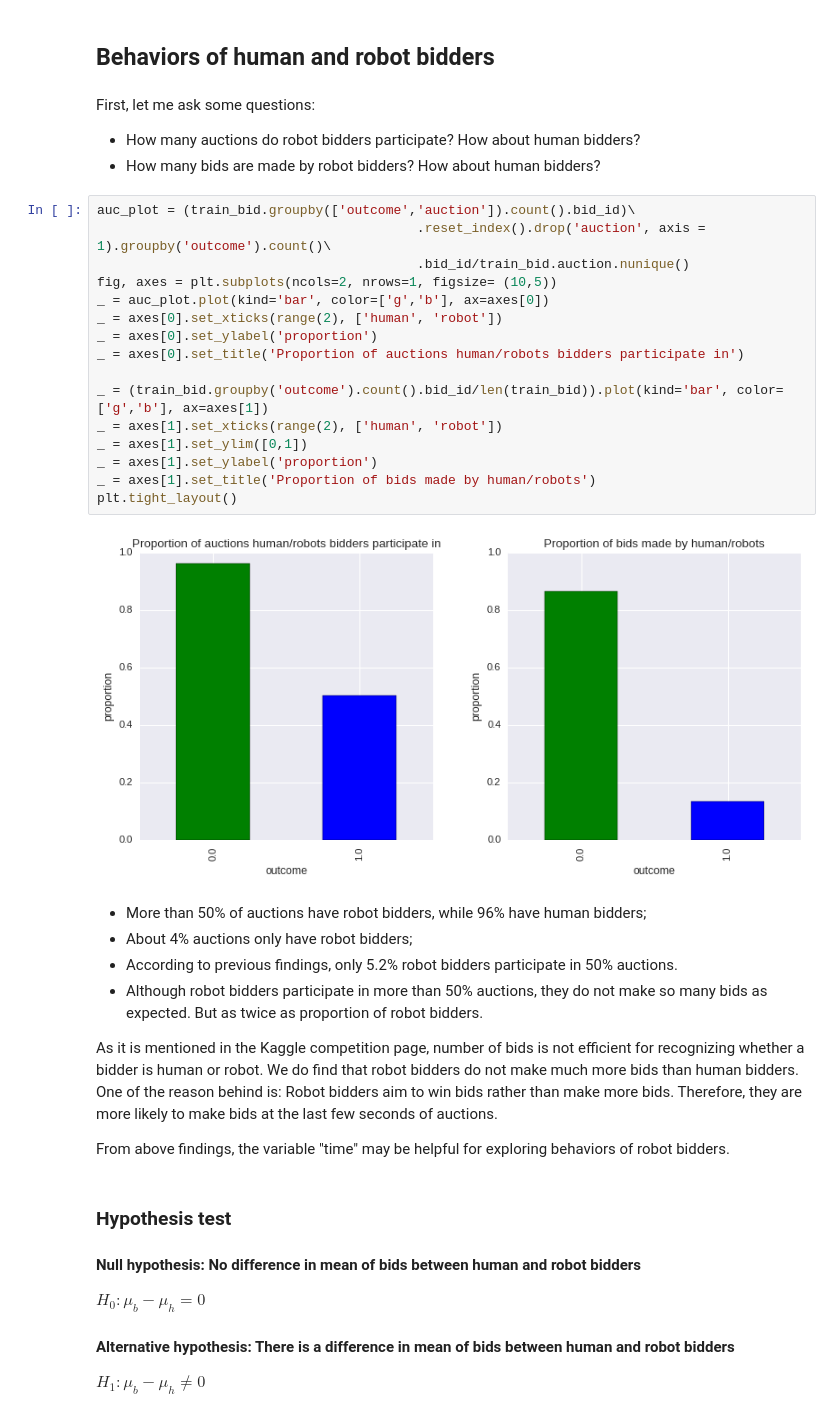
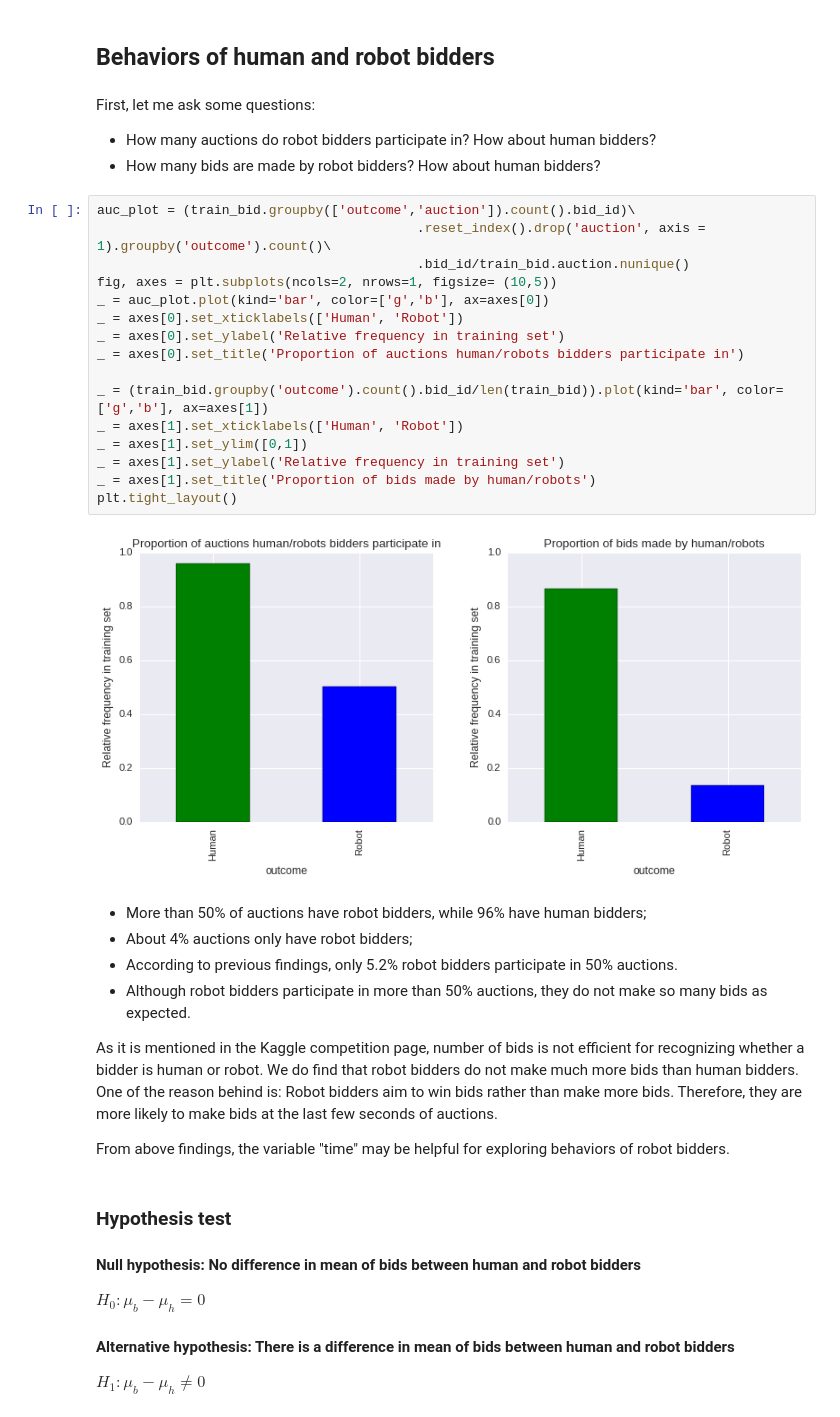
Before and after one commit to Z-Yang-328/Online-Auction-Analytics, a Jupyter notebook: Capstone Project/Data_Story_Capstone.ipynb, the cells around one changed output. Saved outputs shown, nothing was run; the diff lists cells and outputs as text.

```diff
--- a/Capstone Project/Data_Story_Capstone.ipynb
+++ b/Capstone Project/Data_Story_Capstone.ipynb
@@ -349,31 +359,31 @@ Human bidders are way more than robot bidders. Since only 5.2% bidders are class
 ## Behaviors of human and robot bidders
 # %% [markdown]
 First, let me ask some questions:
-* How many auctions do robot bidders participate? How about human bidders?
+* How many auctions do robot bidders participate in? How about human bidders?
 * How many bids are made by robot bidders? How about human bidders?
 # %%
 auc_plot = (train_bid.groupby(['outcome','auction']).count().bid_id)\
                                          .reset_index().drop('auction', axis = 1).groupby('outcome').count()\
                                          .bid_id/train_bid.auction.nunique()
 fig, axes = plt.subplots(ncols=2, nrows=1, figsize= (10,5))
 _ = auc_plot.plot(kind='bar', color=['g','b'], ax=axes[0])
-_ = axes[0].set_xticks(range(2), ['human', 'robot'])
-_ = axes[0].set_ylabel('proportion')
+_ = axes[0].set_xticklabels(['Human', 'Robot'])
+_ = axes[0].set_ylabel('Relative frequency in training set')
 _ = axes[0].set_title('Proportion of auctions human/robots bidders participate in')
 
 _ = (train_bid.groupby('outcome').count().bid_id/len(train_bid)).plot(kind='bar', color=['g','b'], ax=axes[1])
-_ = axes[1].set_xticks(range(2), ['human', 'robot'])
+_ = axes[1].set_xticklabels(['Human', 'Robot'])
 _ = axes[1].set_ylim([0,1])
-_ = axes[1].set_ylabel('proportion')
+_ = axes[1].set_ylabel('Relative frequency in training set')
 _ = axes[1].set_title('Proportion of bids made by human/robots')
 plt.tight_layout()
 # %% [output]
-[figure, old version]
+[figure, new version]
 # %% [markdown]
 * More than 50% of auctions have robot bidders, while 96% have human bidders;
 * About 4% auctions only have robot bidders;
 * According to previous findings, only 5.2% robot bidders participate in 50% auctions.
-* Although robot bidders participate in more than 50% auctions, they do not make so many bids as expected. But as twice as proportion of robot bidders.
+* Although robot bidders participate in more than 50% auctions, they do not make so many bids as expected.
 
 As it is mentioned in the Kaggle competition page, number of bids is not efficient for recognizing whether a bidder is human or robot. We do find that robot bidders do not make much more bids than human bidders. One of the reason behind is: Robot bidders aim to win bids rather than make more bids. Therefore, they are more likely to make bids at the last few seconds of auctions.
 
```
Also changed, not shown: parts of 14 cells of this notebook.
